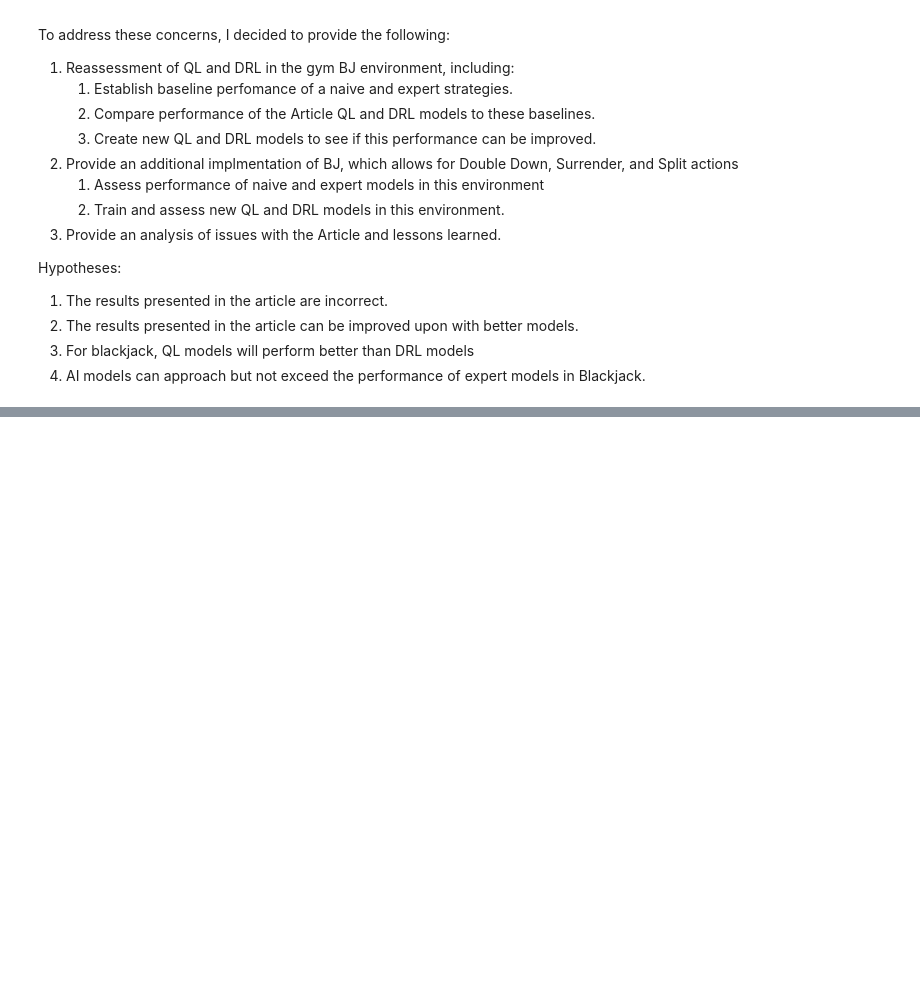
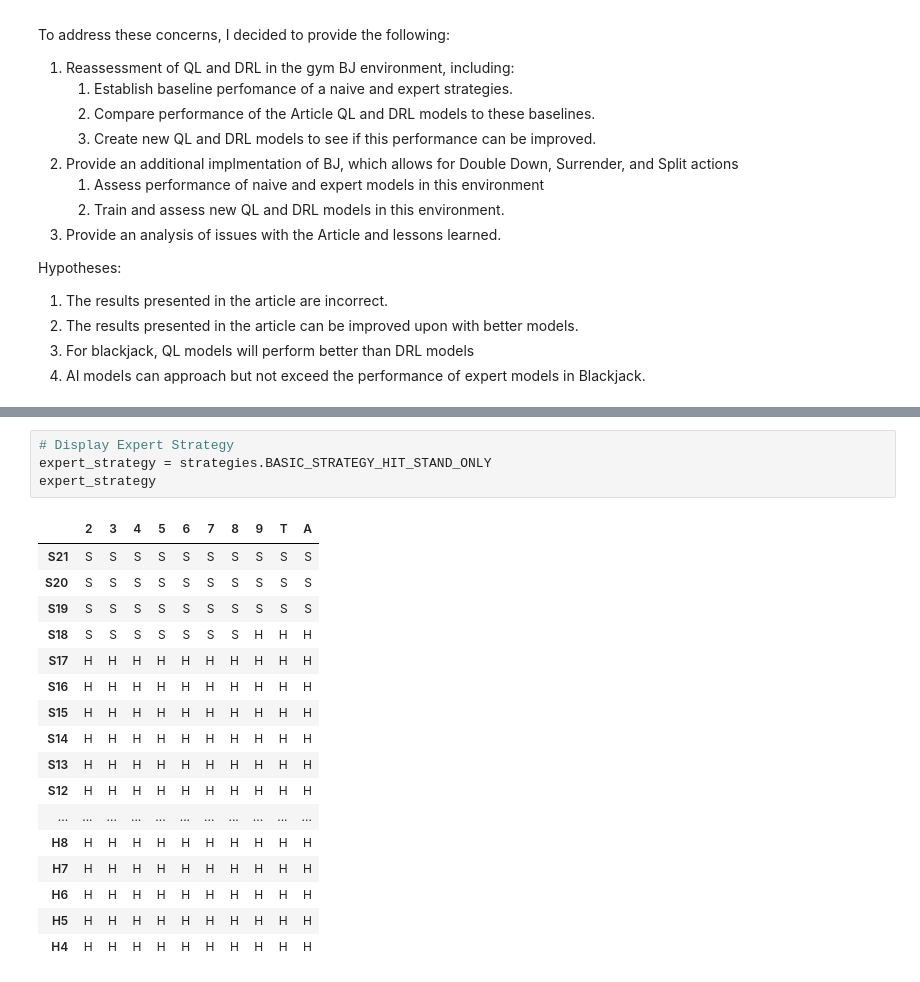
Before and after one commit to hsr587/BlackJack, a Jupyter notebook: System_Project_Blackjack_Learning_HarrisRose.ipynb, the cells around one changed output, grey strips where cells are left out. Drawn from its saved outputs; the diff is of its cells as text; blank space fills up the shorter version.

```diff
--- a/System_Project_Blackjack_Learning_HarrisRose.ipynb
+++ b/System_Project_Blackjack_Learning_HarrisRose.ipynb
@@ -74,0 +89,22 @@ BASIC_STRATEGY
+# %%
+# Display Expert Strategy
+expert_strategy = strategies.BASIC_STRATEGY_HIT_STAND_ONLY
+expert_strategy
+# %% [output]
+|  | 2 | 3 | 4 | 5 | 6 | 7 | 8 | 9 | T | A |
+| S21 | S | S | S | S | S | S | S | S | S | S |
+| S20 | S | S | S | S | S | S | S | S | S | S |
+| S19 | S | S | S | S | S | S | S | S | S | S |
+| S18 | S | S | S | S | S | S | S | H | H | H |
+| S17 | H | H | H | H | H | H | H | H | H | H |
+| S16 | H | H | H | H | H | H | H | H | H | H |
+| S15 | H | H | H | H | H | H | H | H | H | H |
+| S14 | H | H | H | H | H | H | H | H | H | H |
+| S13 | H | H | H | H | H | H | H | H | H | H |
+| S12 | H | H | H | H | H | H | H | H | H | H |
+| ... | ... | ... | ... | ... | ... | ... | ... | ... | ... | ... |
+| H8 | H | H | H | H | H | H | H | H | H | H |
+| H7 | H | H | H | H | H | H | H | H | H | H |
+| H6 | H | H | H | H | H | H | H | H | H | H |
+| H5 | H | H | H | H | H | H | H | H | H | H |
+| H4 | H | H | H | H | H | H | H | H | H | H |
```
Also changed, not shown: parts of 32 cells of this notebook.
